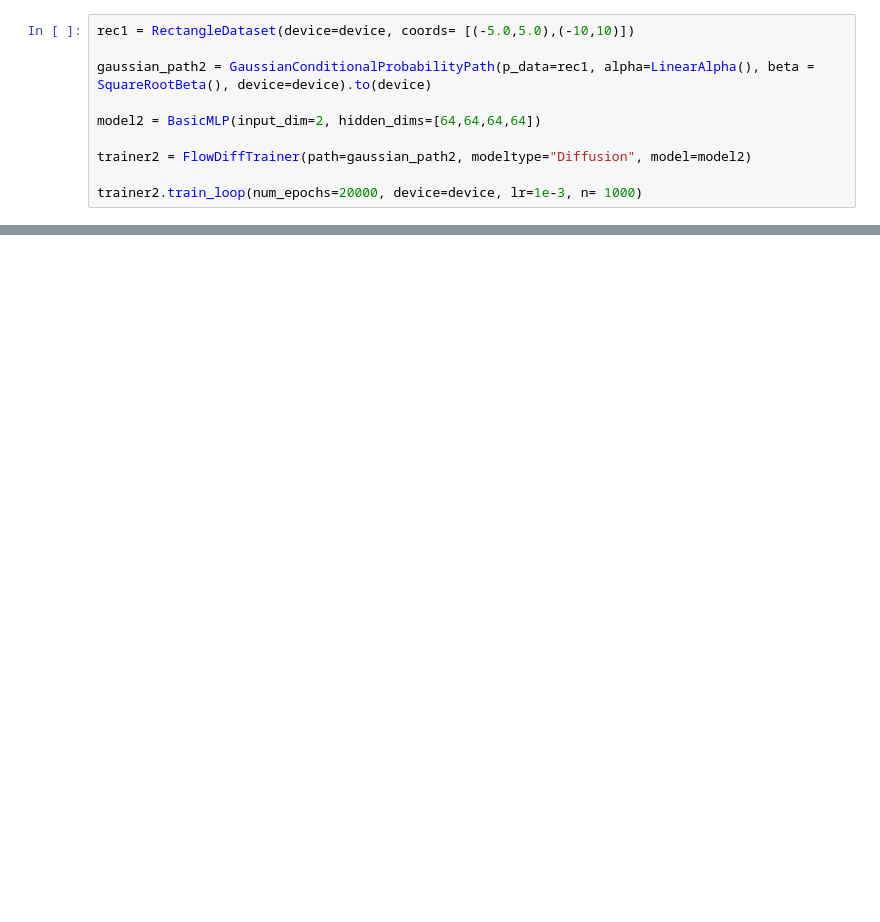
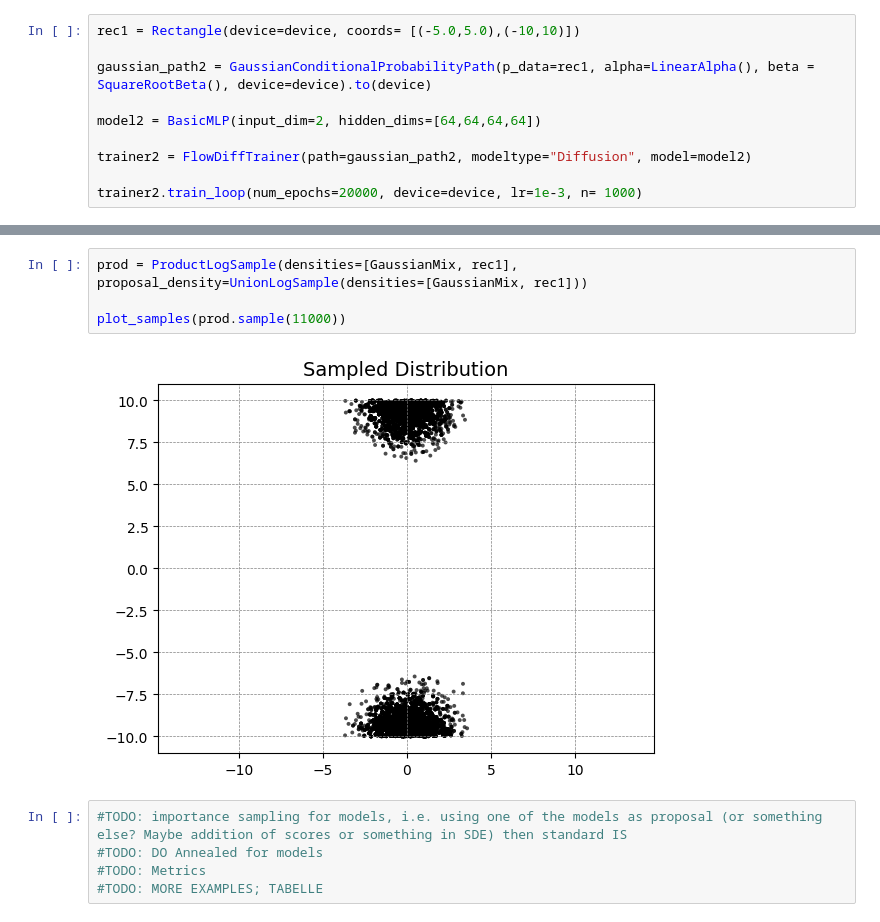
Before and after one commit to Mullerio/Compostional-Generative-Models, a Jupyter notebook: testBasic.ipynb, the cells around one changed output, grey strips where cells are left out. Cells and saved outputs as stored; diff of their text form; blank space fills up the shorter version.

```diff
--- a/testBasic.ipynb
+++ b/testBasic.ipynb
@@ -39,5 +41,5 @@ In Epoch 19000 we have a loss of 5.7617106437683105
 # %%
-rec1 = RectangleDataset(device=device, coords= [(-5.0,5.0),(-10,10)])
+rec1 = Rectangle(device=device, coords= [(-5.0,5.0),(-10,10)])
 
 gaussian_path2 = GaussianConditionalProbabilityPath(p_data=rec1, alpha=LinearAlpha(), beta = SquareRootBeta(), device=device).to(device)
 
@@ -122,0 +125,11 @@ plot_samples(comp_sampler.sample_with_traj(gaussian_path.p_init.sample(2000), st
+# %%
+prod = ProductLogSample(densities=[GaussianMix, rec1], proposal_density=UnionLogSample(densities=[GaussianMix, rec1]))
+
+plot_samples(prod.sample(11000))
+# %% [output]
+[figure, added]
+# %%
+#TODO: importance sampling for models, i.e. using one of the models as proposal (or something else? Maybe addition of scores or something in SDE) then standard IS
+#TODO: DO Annealed for models
+#TODO: Metrics
+#TODO: MORE EXAMPLES; TABELLE
```
Also changed, not shown: parts of 9 cells of this notebook, 15 other files.
